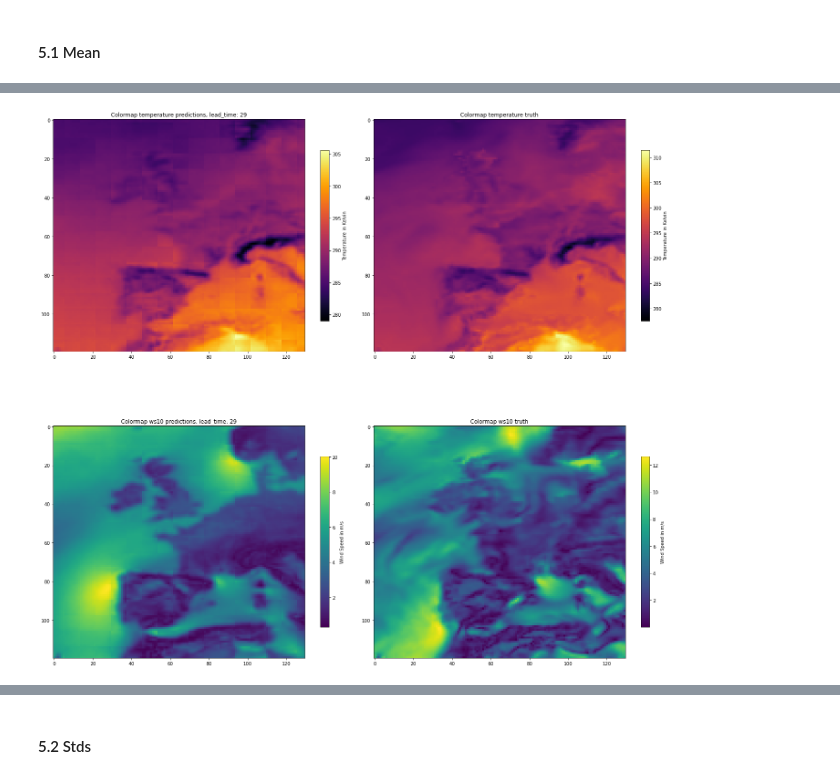
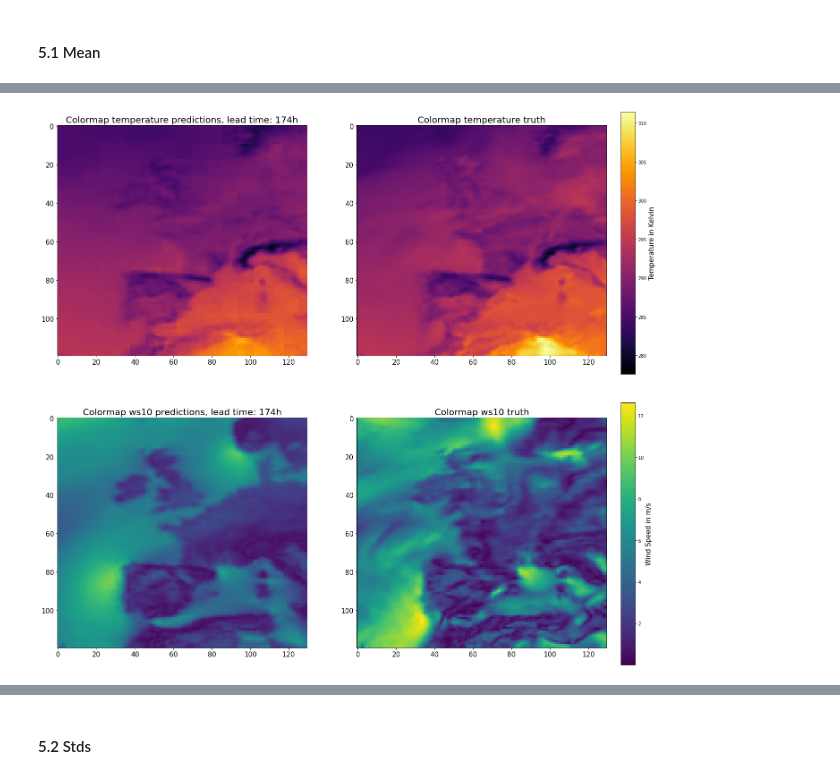
Before and after one commit to cleveryangcong/Bachelor_Thesis, a Jupyter notebook: notebooks/reports/1.0-dc-data_visualization.ipynb, the cells around one changed output, grey strips where cells are left out. Cells and saved outputs as stored; diff of their text form; code cells hidden in the pictures.

```diff
--- a/notebooks/reports/1.0-dc-data_visualization.ipynb
+++ b/notebooks/reports/1.0-dc-data_visualization.ipynb
@@ -274,39 +287,70 @@ ws10_truth = dat_train_denorm[5].ws10_truth.isel(
 # %% [output]
 [interactive output not drawn]
 # %%
-fig = plt.figure(figsize=(20, 20))
+from matplotlib import cm, colors
+
+fig = plt.figure(figsize=(22, 22))
+
+# Calculate color range for t2m
+t2m_min = min(t2m_preds.min(), t2m_truth.min())
+t2m_max = max(t2m_preds.max(), t2m_truth.max())
 
 # t2m_preds
 ax1 = fig.add_subplot(2, 2, 1)
-im1 = ax1.imshow(t2m_preds.values, cmap="inferno")
-ax1.set_title(f"Colormap temperature predictions, lead_time: {lead_time_real}")
-fig.colorbar(im1, ax=ax1, shrink=0.5).set_label("Temperature in Kelvin")
+im1 = ax1.imshow(t2m_preds.values, cmap="inferno", vmin=t2m_min, vmax=t2m_max)
+ax1.set_title(
+    f"Colormap temperature predictions, lead time: {lead_time_hours}", size=20
+)
 
 # t2m_truth
 ax2 = fig.add_subplot(2, 2, 2)
-im2 = ax2.imshow(t2m_truth.values, cmap="inferno")
-ax2.set_title("Colormap temperature truth")
-fig.colorbar(im2, ax=ax2, shrink=0.5).set_label("Temperature in Kelvin")
+im2 = ax2.imshow(t2m_truth.values, cmap="inferno", vmin=t2m_min, vmax=t2m_max)
+ax2.set_title("Colormap temperature truth", size=20)
+
+# Colorbar for t2m
+cbar_ax_t2m = fig.add_axes(
+    [0.92, 0.52, 0.02, 0.37]
+)  # You may need to adjust these numbers
+norm_t2m = colors.Normalize(vmin=t2m_min, vmax=t2m_max)
+cmap_t2m = cm.inferno
+mappable_t2m = cm.ScalarMappable(norm=norm_t2m, cmap=cmap_t2m)
+cbar_t2m = fig.colorbar(mappable_t2m, cax=cbar_ax_t2m)
+cbar_t2m.set_label("Temperature in Kelvin", size=15)
+
+# Calculate color range for ws10
+ws10_min = min(ws10_preds.min(), ws10_truth.min())
+ws10_max = max(ws10_preds.max(), ws10_truth.max())
 
 # ws10_preds
 ax3 = fig.add_subplot(2, 2, 3)
-im3 = ax3.imshow(ws10_preds.values, cmap="viridis")
-ax3.set_title(f"Colormap ws10 predictions, lead_time: {lead_time_real}")
-fig.colorbar(im3, ax=ax3, shrink=0.5).set_label("Wind Speed in m/s")
+im3 = ax3.imshow(ws10_preds.values, cmap="viridis", vmin=ws10_min, vmax=ws10_max)
+ax3.set_title(f"Colormap ws10 predictions, lead time: {lead_time_hours}", size=20)
 
 # ws10_truth
 ax4 = fig.add_subplot(2, 2, 4)
-im4 = ax4.imshow(ws10_truth.values, cmap="viridis")
-ax4.set_title("Colormap ws10 truth")
-fig.colorbar(im4, ax=ax4, shrink=0.5).set_label("Wind Speed in m/s")
+im4 = ax4.imshow(ws10_truth.values, cmap="viridis", vmin=ws10_min, vmax=ws10_max)
+ax4.set_title("Colormap ws10 truth", size=20)
 
-plt.tight_layout()
-# plt.savefig(
-#     f"/home/dchen/BA_CH_EN/reports/figures/heatmap_t2m_ws10_lead_{lead_time_real}_values.pdf"
-# )
+# Colorbar for ws10
+cbar_ax_ws10 = fig.add_axes(
+    [0.92, 0.11, 0.02, 0.37]
+)  # You may need to adjust these numbers
+norm_ws10 = colors.Normalize(vmin=ws10_min, vmax=ws10_max)
+cmap_ws10 = cm.viridis
+mappable_ws10 = cm.ScalarMappable(norm=norm_ws10, cmap=cmap_ws10)
+cbar_ws10 = fig.colorbar(mappable_ws10, cax=cbar_ax_ws10)
+cbar_ws10.set_label("Wind Speed in m/s", size=15)
+
+ax1.tick_params(axis="both", which="major", labelsize=15)
+ax2.tick_params(axis="both", which="major", labelsize=15)
+ax3.tick_params(axis="both", which="major", labelsize=15)
+ax4.tick_params(axis="both", which="major", labelsize=15)
+plt.savefig(
+    f"/home/dchen/BA_CH_EN/reports/figures/heatmap_t2m_ws10_lead_{lead_time_hours}_values.pdf"
+)
 plt.show()
 # %% [output]
-[figure, old version]
+[figure, new version]
 [interactive output not drawn]
 # %% [markdown]
 #### 5.2 Stds
```
Also changed, not shown: parts of 6 cells of this notebook, 8 other files.
